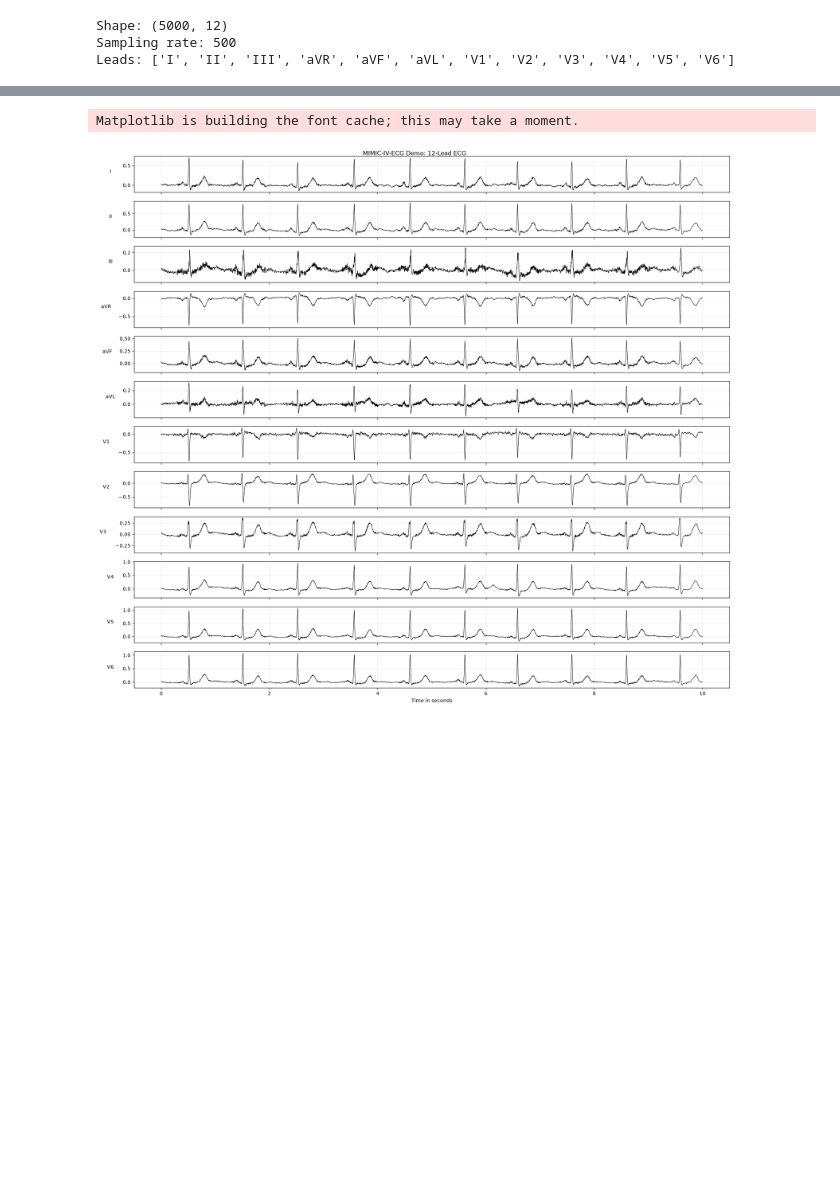
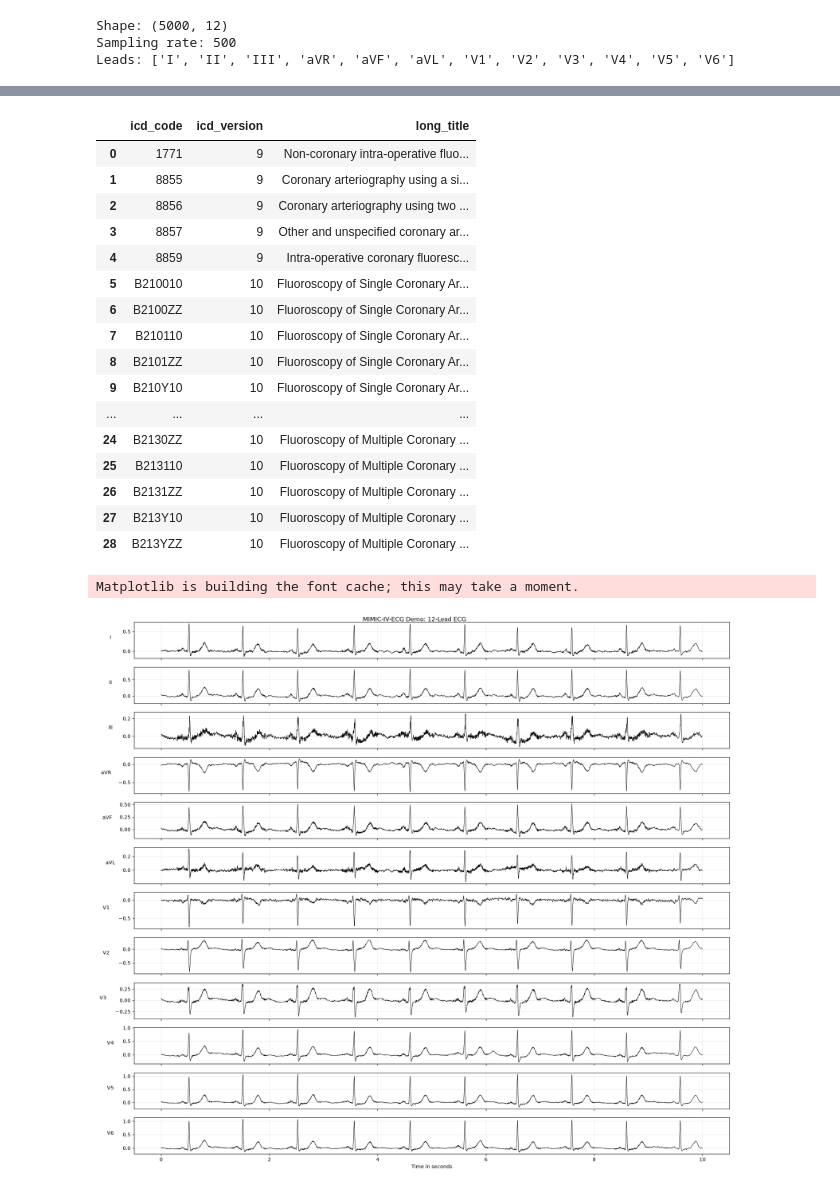
Before and after one commit to Stephzennn/ECG_ANOCA_Trial_1, a Jupyter notebook: 01_mimic_ecg_demo.ipynb, the cells around one changed output, grey strips where cells are left out. Cells and saved outputs as stored; diff of their text form; code cells hidden in the pictures; blank space fills up the shorter version.

```diff
--- a/01_mimic_ecg_demo.ipynb
+++ b/01_mimic_ecg_demo.ipynb
@@ -25,0 +90,7 @@ Leads: ['I', 'II', 'III', 'aVR', 'aVF', 'aVL', 'V1', 'V2', 'V3', 'V4', 'V5', 'V6
+# %%
+from google.cloud import bigquery
+
+
+PROJECT_ID = "mimic-ecg-pipeline"
+
+client = bigquery.Client(project=PROJECT_ID)
@@ -26,3 +321,49 @@ Leads: ['I', 'II', 'III', 'aVR', 'aVF', 'aVL', 'V1', 'V2', 'V3', 'V4', 'V5', 'V6
+# %%
+angiography_codes_query = """
+SELECT DISTINCT
+    icd_code,
+    icd_version,
+    long_title
+FROM `physionet-data.mimiciv_3_1_hosp.d_icd_procedures`
+WHERE
+    REGEXP_CONTAINS(
+        LOWER(long_title),
+        r'coronary.*(angiograph|arteriograph)'
+    )
+    OR REGEXP_CONTAINS(
+        LOWER(long_title),
+        r'(angiograph|arteriograph).*coronary'
+    )
+    OR REGEXP_CONTAINS(
+        LOWER(long_title),
+        r'fluoroscopy of .*coronary arter'
+    )
+ORDER BY icd_version, icd_code
+"""
+
+angiography_codes = client.query(
+    angiography_codes_query
+).to_dataframe()
+
+display(angiography_codes)
+# %% [output]
+|  | icd_code | icd_version | long_title |
+| 0 | 1771 | 9 | Non-coronary intra-operative fluo... |
+| 1 | 8855 | 9 | Coronary arteriography using a si... |
+| 2 | 8856 | 9 | Coronary arteriography using two ... |
+| 3 | 8857 | 9 | Other and unspecified coronary ar... |
+| 4 | 8859 | 9 | Intra-operative coronary fluoresc... |
+| 5 | B210010 | 10 | Fluoroscopy of Single Coronary Ar... |
+| 6 | B2100ZZ | 10 | Fluoroscopy of Single Coronary Ar... |
+| 7 | B210110 | 10 | Fluoroscopy of Single Coronary Ar... |
+| 8 | B2101ZZ | 10 | Fluoroscopy of Single Coronary Ar... |
+| 9 | B210Y10 | 10 | Fluoroscopy of Single Coronary Ar... |
+| ... | ... | ... | ... |
+| 24 | B2130ZZ | 10 | Fluoroscopy of Multiple Coronary ... |
+| 25 | B213110 | 10 | Fluoroscopy of Multiple Coronary ... |
+| 26 | B2131ZZ | 10 | Fluoroscopy of Multiple Coronary ... |
+| 27 | B213Y10 | 10 | Fluoroscopy of Multiple Coronary ... |
+| 28 | B213YZZ | 10 | Fluoroscopy of Multiple Coronary ... |
 # %%
 import numpy as np
 import matplotlib.pyplot as plt
```
Also changed, not shown: parts of 7 cells of this notebook.
